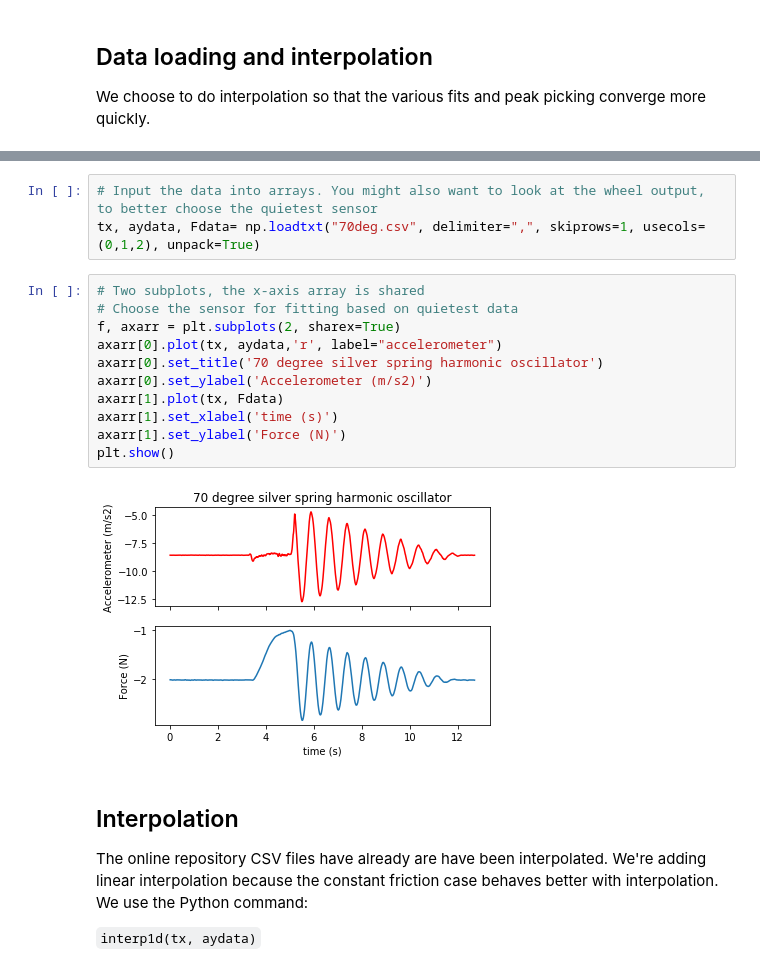
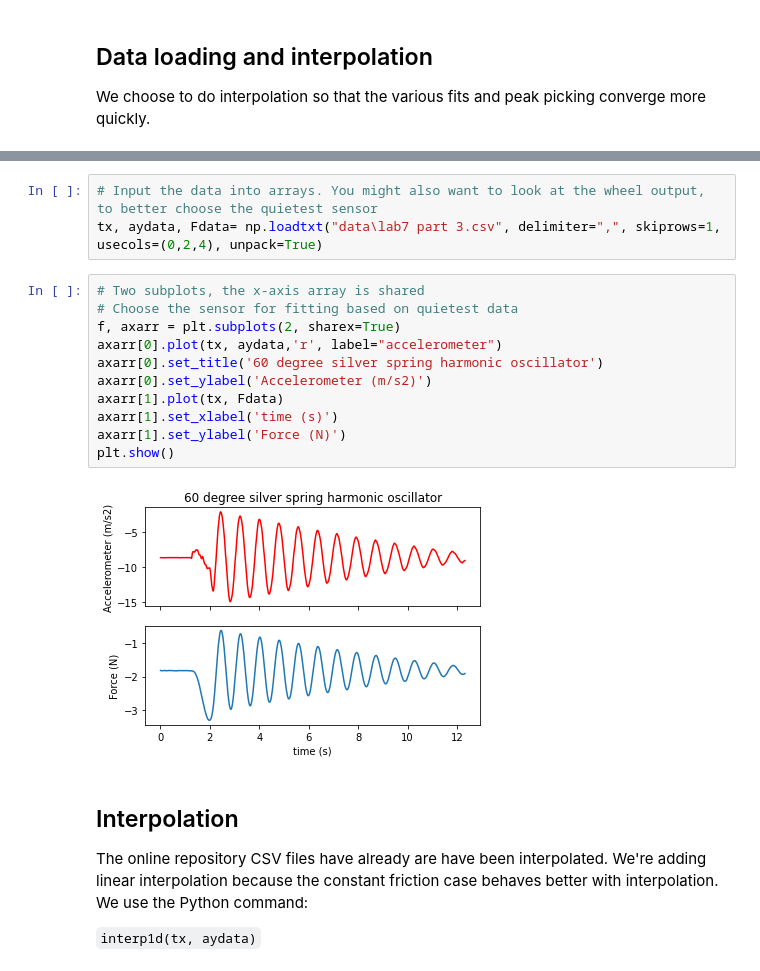
Before and after one commit to evilpegasus/physics5bl, a Jupyter notebook: hooks_law/!Harmonic and damped oscillator 092921- interpolation and fit .ipynb, the cells around one changed output, grey strips where cells are left out. Drawn from its saved outputs; the diff is of its cells as text.

```diff
--- a/hooks_law/!Harmonic and damped oscillator 092921- interpolation and fit .ipynb
+++ b/hooks_law/!Harmonic and damped oscillator 092921- interpolation and fit .ipynb
@@ -42,19 +49,19 @@ Time (s),Ay (m/sÂ²),Fáµ§ (N),ráµ§ (m),váµ§ (m/s),aáµ§ (m/sÂ²)
 # %%
 # Input the data into arrays. You might also want to look at the wheel output, to better choose the quietest sensor
-tx, aydata, Fdata= np.loadtxt("70deg.csv", delimiter=",", skiprows=1, usecols=(0,1,2), unpack=True)
+tx, aydata, Fdata= np.loadtxt("data\lab7 part 3.csv", delimiter=",", skiprows=1, usecols=(0,2,4), unpack=True)
 # %%
 # Two subplots, the x-axis array is shared
 # Choose the sensor for fitting based on quietest data
 f, axarr = plt.subplots(2, sharex=True)
 axarr[0].plot(tx, aydata,'r', label="accelerometer")
-axarr[0].set_title('70 degree silver spring harmonic oscillator')
+axarr[0].set_title('60 degree silver spring harmonic oscillator')
 axarr[0].set_ylabel('Accelerometer (m/s2)')
 axarr[1].plot(tx, Fdata)
 axarr[1].set_xlabel('time (s)')
 axarr[1].set_ylabel('Force (N)')
 plt.show()
 # %% [output]
-[figure, old version]
+[figure, new version]
 # %% [markdown]
 ## Interpolation
 
```
Also changed, not shown: parts of 10 cells of this notebook.
